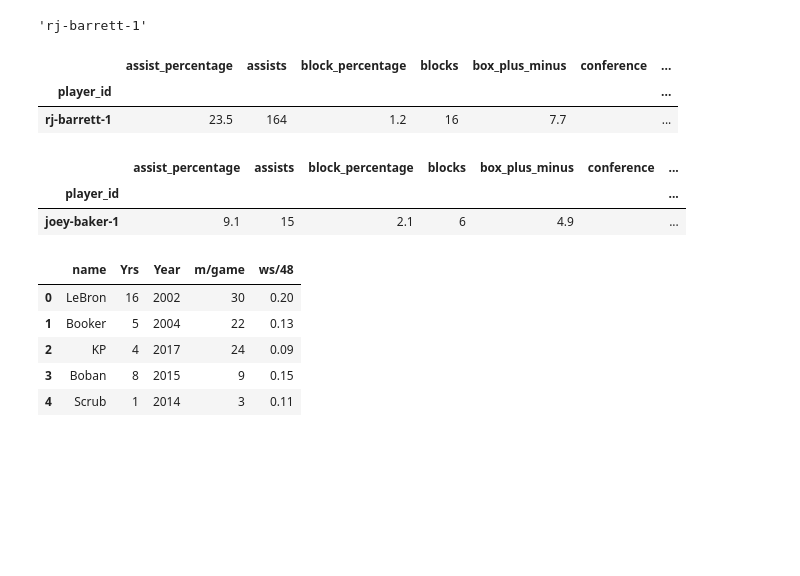
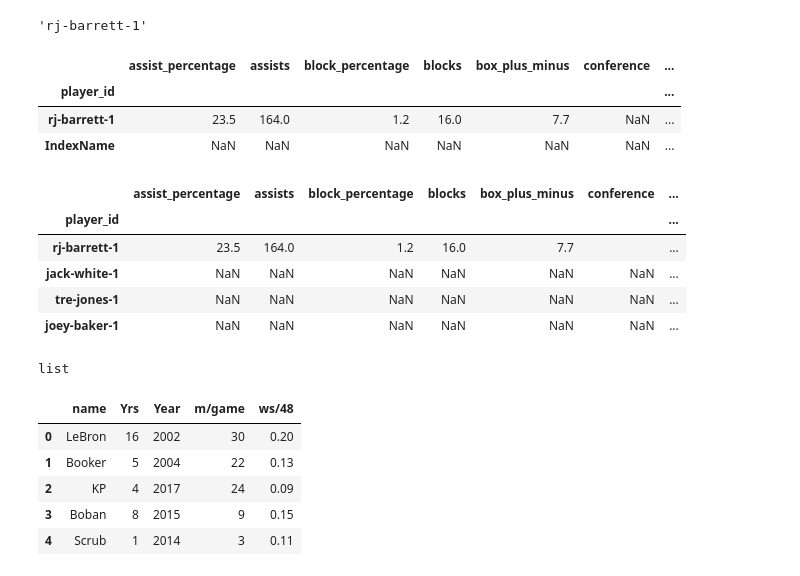
Before and after one commit to woodfin8/Draft_Machine, a Jupyter notebook: keith_test.ipynb, the cells around one changed output. Cells and saved outputs as stored; diff of their text form; code cells hidden in the pictures; blank space fills up the shorter version.

```diff
--- a/keith_test.ipynb
+++ b/keith_test.ipynb
@@ -23,41 +28,41 @@ dude_id
+# %%
+# Initial DF containing a player that works with the getStats function and has NaN for fields without values
+testDF = getStats("R.J. Barrett").replace(r'^\s*$', np.nan, regex=True)
+testDF.append(pd.Series(name='IndexName'))
+# %% [output]
+|  | assist_percentage | assists | block_percentage | blocks | box_plus_minus | conference | ... |
+| player_id |  |  |  |  |  |  | ... |
+| rj-barrett-1 | 23.5 | 164.0 | 1.2 | 16.0 | 7.7 | NaN | ... |
+| IndexName | NaN | NaN | NaN | NaN | NaN | NaN | ... |
 # %%
 # list of players for testing
-playerList = ["R.J. Barrett", "Tre Jones", "Joey Baker"]
+playerList = ["Jack White", "Tre Jones", "Joey Baker"]
 # %%
-# # create function to get player stats.  Ignores players without a column of data
-# def getStats(player):
-#     suffix = "-1"
-#     playerID = player.replace(".", "").replace(" ", "-").lower()+suffix
-#     collegeStats = Player(playerID)
-#     try:
-#         df = collegeStats.dataframe.loc["Career"].set_index("player_id")
-#     except (AttributeError):
-#         pass
-#     return df
+# create function to get player stats and append them to the dataframe above.  Ignores players without a column of data
+def getStatsList(playerList, testDF):
+    suffix = "-1"
+    for player in playerList:
+        playerID = player.replace(".", "").replace(" ", "-").lower()+suffix
+        collegeStats = Player(playerID)
+        testDF = testDF.append(pd.Series(name=playerID))
+#         try:
+#             df= collegeStats.dataframe.loc["Career"].set_index("player_id")
+#         except (AttributeError):
+#             pass
+    return testDF
-# %%
-getStats("R.J. Barrett")
-# %% [output]
-|  | assist_percentage | assists | block_percentage | blocks | box_plus_minus | conference | ... |
-| player_id |  |  |  |  |  |  | ... |
-| rj-barrett-1 | 23.5 | 164 | 1.2 | 16 | 7.7 |  | ... |
-# %%
-# create function to get player stats and append them to the dataframe above.  Ignores players without a column of data
-def getStatsList(playerList):
-    suffix = "-1"
-    for player in playerList:
-        playerID = player.replace(".", "").replace(" ", "-").lower()+suffix
-        collegeStats = Player(playerID)
-        try:
-            df.append(collegeStats.dataframe.loc["Career"].set_index("player_id"))
-        except (AttributeError):
-            pass
-    return df
 # %%
-getStatsList(playerList)
+getStatsList(playerList, testDF)
 # %% [output]
 |  | assist_percentage | assists | block_percentage | blocks | box_plus_minus | conference | ... |
 | player_id |  |  |  |  |  |  | ... |
-| joey-baker-1 | 9.1 | 15 | 2.1 | 6 | 4.9 |  | ... |
+| rj-barrett-1 | 23.5 | 164.0 | 1.2 | 16.0 | 7.7 |  | ... |
+| jack-white-1 | NaN | NaN | NaN | NaN | NaN | NaN | ... |
+| tre-jones-1 | NaN | NaN | NaN | NaN | NaN | NaN | ... |
+| joey-baker-1 | NaN | NaN | NaN | NaN | NaN | NaN | ... |
+# %%
+scaffoldDF = df.DataFrame
+# %% [output]
+list
 # %%
 # d = {'col1': [1, 2], 'col2': [3, 4]}
 # df = pd.DataFrame(data=d)
```
Also changed, not shown: parts of 3 cells of this notebook.
